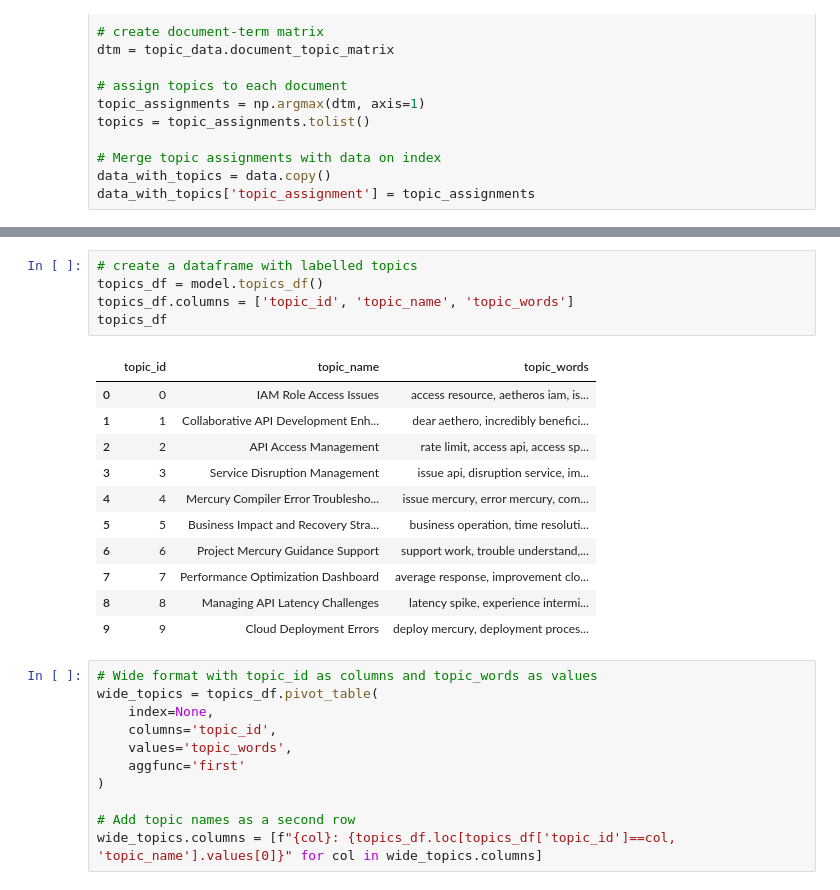
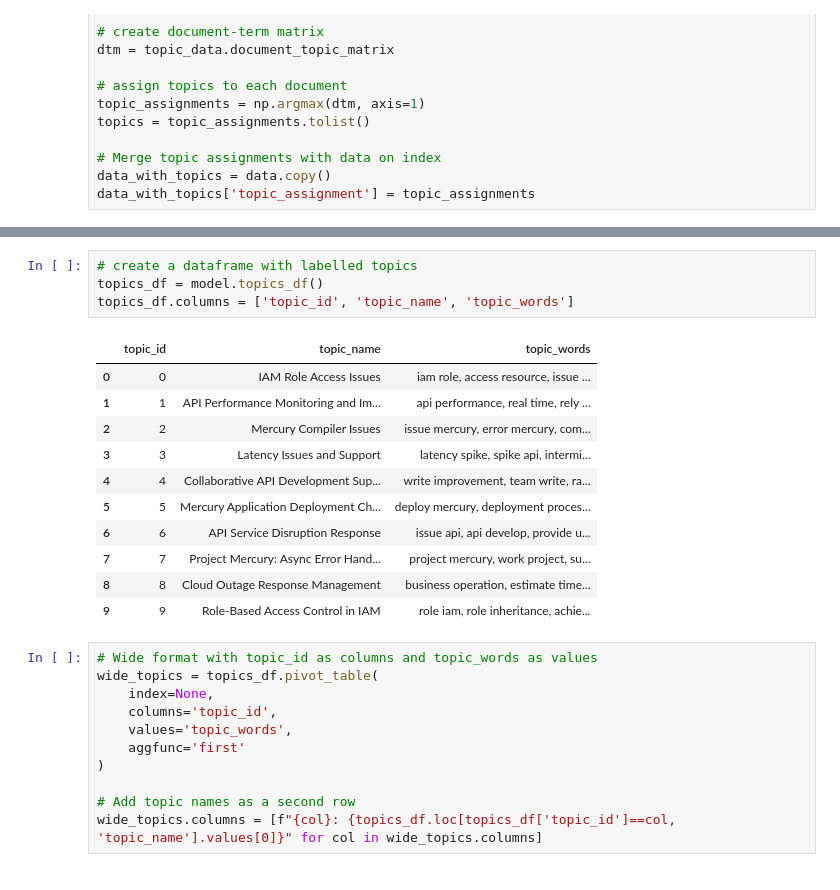
Before and after one commit to PetrKorab/Topic-Model-Labelling-with-LLMs, a Jupyter notebook: code.ipynb, the cells around one changed output, grey strips where cells are left out. Saved outputs shown, nothing was run; the diff lists cells and outputs as text.

```diff
--- a/code.ipynb
+++ b/code.ipynb
@@ -68,20 +95,19 @@ model.rename_topics(namer)
 # %%
 # create a dataframe with labelled topics
 topics_df = model.topics_df()
 topics_df.columns = ['topic_id', 'topic_name', 'topic_words']
-topics_df
 # %% [output]
 |  | topic_id | topic_name | topic_words |
-| 0 | 0 | IAM Role Access Issues | access resource, aetheros iam, is... |
-| 1 | 1 | Collaborative API Development Enh... | dear aethero, incredibly benefici... |
-| 2 | 2 | API Access Management | rate limit, access api, access sp... |
-| 3 | 3 | Service Disruption Management | issue api, disruption service, im... |
-| 4 | 4 | Mercury Compiler Error Troublesho... | issue mercury, error mercury, com... |
-| 5 | 5 | Business Impact and Recovery Stra... | business operation, time resoluti... |
-| 6 | 6 | Project Mercury Guidance Support | support work, trouble understand,... |
-| 7 | 7 | Performance Optimization Dashboard | average response, improvement clo... |
-| 8 | 8 | Managing API Latency Challenges | latency spike, experience intermi... |
-| 9 | 9 | Cloud Deployment Errors | deploy mercury, deployment proces... |
+| 0 | 0 | IAM Role Access Issues | iam role, access resource, issue ... |
+| 1 | 1 | API Performance Monitoring and Im... | api performance, real time, rely ... |
+| 2 | 2 | Mercury Compiler Issues | issue mercury, error mercury, com... |
+| 3 | 3 | Latency Issues and Support | latency spike, spike api, intermi... |
+| 4 | 4 | Collaborative API Development Sup... | write improvement, team write, ra... |
+| 5 | 5 | Mercury Application Deployment Ch... | deploy mercury, deployment proces... |
+| 6 | 6 | API Service Disruption Response | issue api, api develop, provide u... |
+| 7 | 7 | Project Mercury: Async Error Hand... | project mercury, work project, su... |
+| 8 | 8 | Cloud Outage Response Management | business operation, estimate time... |
+| 9 | 9 | Role-Based Access Control in IAM | role iam, role inheritance, achie... |
 # %%
 # Wide format with topic_id as columns and topic_words as values
 wide_topics = topics_df.pivot_table(
```
Also changed, not shown: parts of 6 cells of this notebook.
